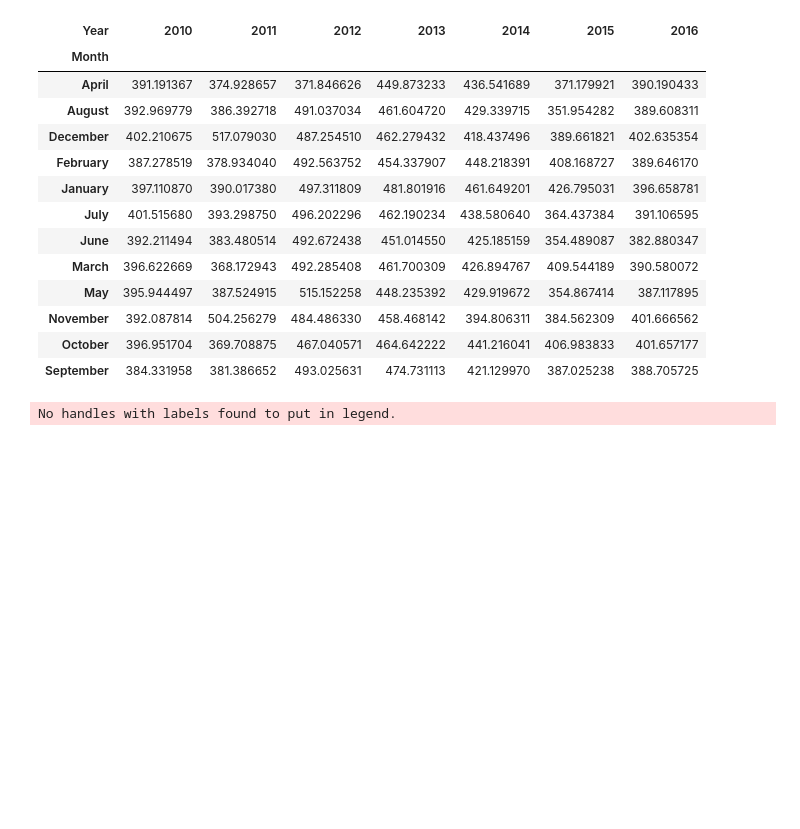
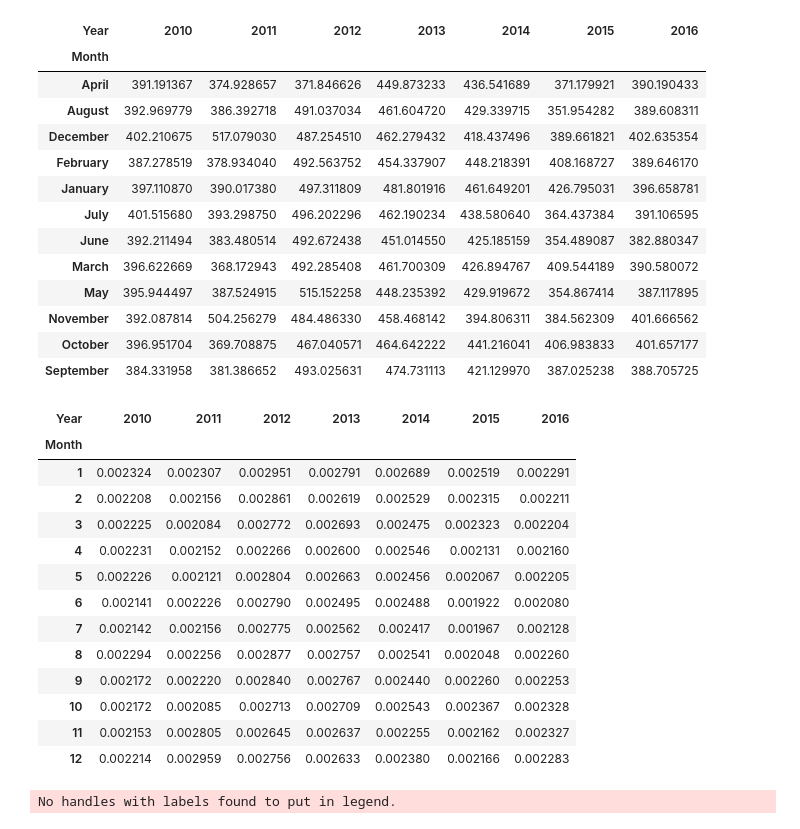
Before and after one commit to kcm117/bikedata, a Jupyter notebook: bikedata_analysis_km.ipynb, the cells around one changed output. Cells and saved outputs as stored; diff of their text form; code cells hidden in the pictures; blank space fills up the shorter version.

```diff
--- a/bikedata_analysis_km.ipynb
+++ b/bikedata_analysis_km.ipynb
@@ -307,6 +356,23 @@ df_time.pivot_table(values='PeakPowerWatts',index='Month',columns='Year')
 | November | 392.087814 | 504.256279 | 484.486330 | 458.468142 | 394.806311 | 384.562309 | 401.666562 |
 | October | 396.951704 | 369.708875 | 467.040571 | 464.642222 | 441.216041 | 406.983833 | 401.657177 |
 | September | 384.331958 | 381.386652 | 493.025631 | 474.731113 | 421.129970 | 387.025238 | 388.705725 |
+# %%
+df_time.pivot_table(values='EnergykWh',index='Month',columns='Year')
+# %% [output]
+| Year | 2010 | 2011 | 2012 | 2013 | 2014 | 2015 | 2016 |
+| Month |  |  |  |  |  |  |  |
+| 1 | 0.002324 | 0.002307 | 0.002951 | 0.002791 | 0.002689 | 0.002519 | 0.002291 |
+| 2 | 0.002208 | 0.002156 | 0.002861 | 0.002619 | 0.002529 | 0.002315 | 0.002211 |
+| 3 | 0.002225 | 0.002084 | 0.002772 | 0.002693 | 0.002475 | 0.002323 | 0.002204 |
+| 4 | 0.002231 | 0.002152 | 0.002266 | 0.002600 | 0.002546 | 0.002131 | 0.002160 |
+| 5 | 0.002226 | 0.002121 | 0.002804 | 0.002663 | 0.002456 | 0.002067 | 0.002205 |
+| 6 | 0.002141 | 0.002226 | 0.002790 | 0.002495 | 0.002488 | 0.001922 | 0.002080 |
+| 7 | 0.002142 | 0.002156 | 0.002775 | 0.002562 | 0.002417 | 0.001967 | 0.002128 |
+| 8 | 0.002294 | 0.002256 | 0.002877 | 0.002757 | 0.002541 | 0.002048 | 0.002260 |
+| 9 | 0.002172 | 0.002220 | 0.002840 | 0.002767 | 0.002440 | 0.002260 | 0.002253 |
+| 10 | 0.002172 | 0.002085 | 0.002713 | 0.002709 | 0.002543 | 0.002367 | 0.002328 |
+| 11 | 0.002153 | 0.002805 | 0.002645 | 0.002637 | 0.002255 | 0.002162 | 0.002327 |
+| 12 | 0.002214 | 0.002959 | 0.002756 | 0.002633 | 0.002380 | 0.002166 | 0.002283 |
 # %%
 # Make figure large
 fig, ax = plt.subplots()
```
Also changed, not shown: parts of 13 cells of this notebook.
